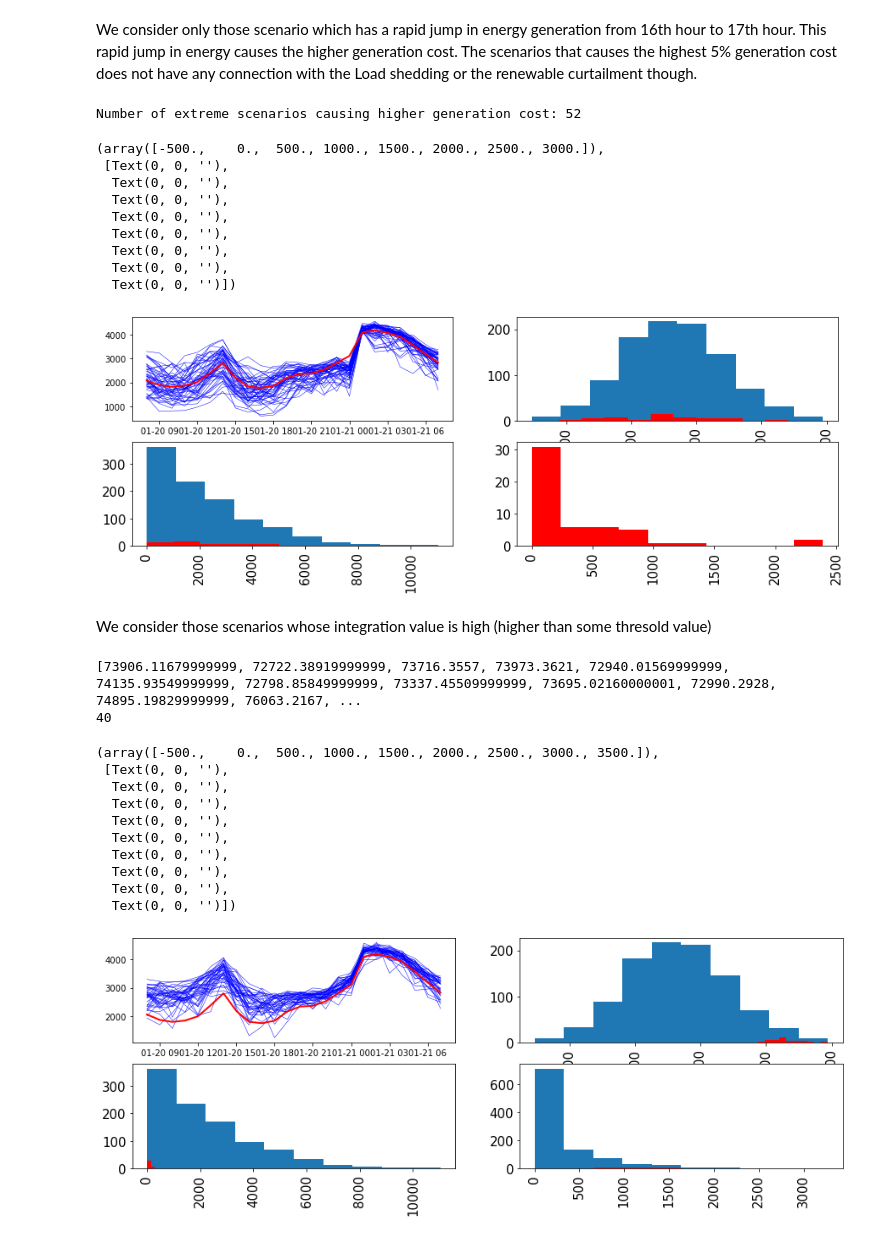
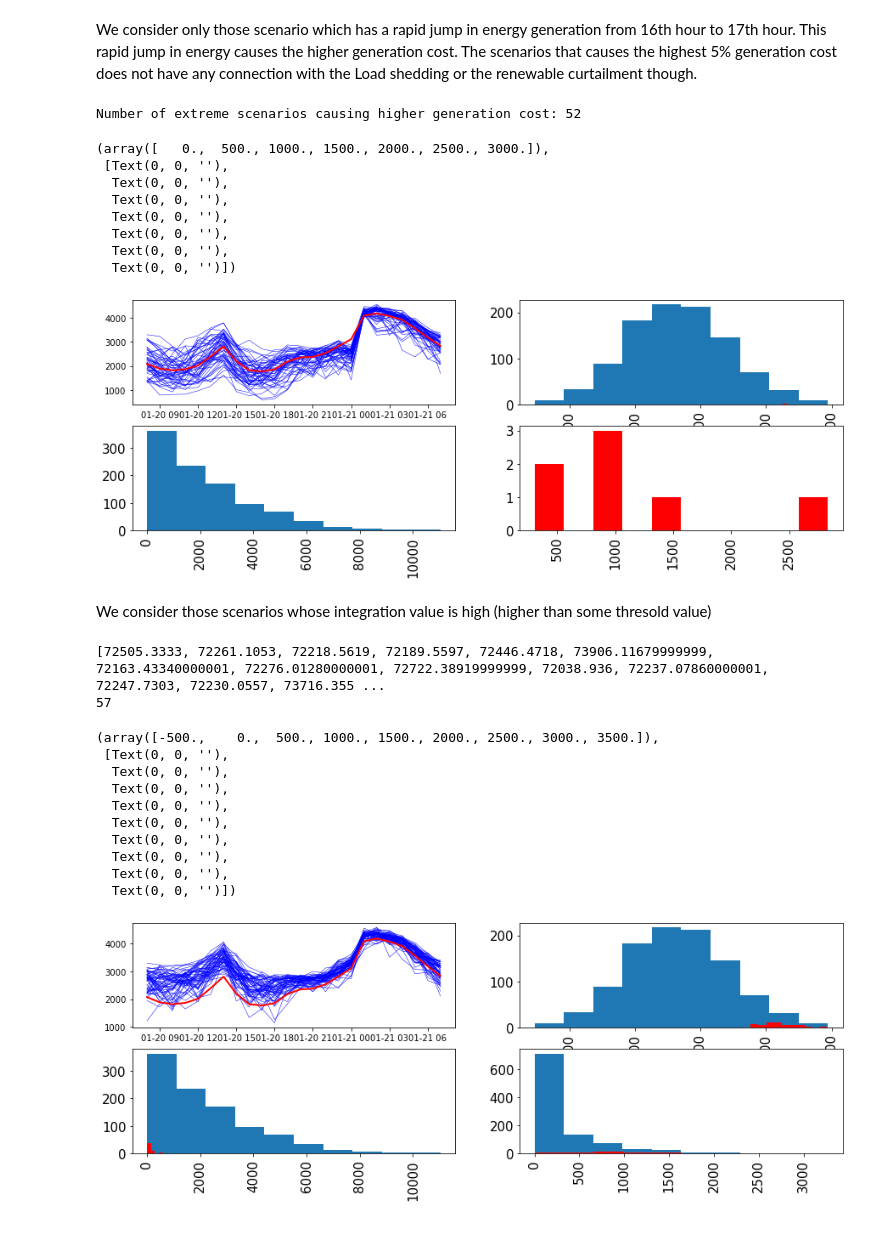
Before and after one commit to MahashwetaPatra/Financial-Modeling-Renewable-Energy, a Jupyter notebook: RTSVaticOutput-AllStochastic.ipynb, the cells around one changed output. Cells and saved outputs as stored; diff of their text form; code cells hidden in the pictures.

```diff
--- a/RTSVaticOutput-AllStochastic.ipynb
+++ b/RTSVaticOutput-AllStochastic.ipynb
@@ -278,7 +275,7 @@ plt.plot(Thresold.T,'r', label='Average Difference', lw=2)
 print("Number of extreme scenarios causing higher generation cost:",len(jumpidx))
 #print("The scenarios causing higher generation cost:", jumpidx)
 HighGenCost=[]
-for i in jumpidx:
+for i in index:
     HighGenCost.append(GenCostSortedAll[i])
 #print("The higher generation cost are:", HighGenCost)
 
@@ -288,38 +285,37 @@ ax.hist(GenerationCostAll)
 ax.hist(HighGenCost, bins=10,color = "red")
 plt.xticks(rotation=90)
 
 HighCur=[]
-for i in jumpidx:
+for i in index:
     HighCur.append(RenewableCurtailmentAll[i])
 #print("Renewable curtailment values for the scenarios that causes high generation cost",HighCur)
 ax = fig.add_subplot(2,2,3)
 ax.tick_params(labelsize=15)
 ax.hist(RenewableCurtailmentAll)
 ax.hist(HighCur, bins=10,color = "red")
 plt.xticks(rotation=90)
 
 ExtLoad=[]
-for i in jumpidx:
+for i in index:
     ExtLoad.append(LoadSheddingAll[i])
 #print("Load shedding values for the scenarios that causes high generation cost",ExtLoad)
 ax = fig.add_subplot(2,2,4)
 ax.tick_params(labelsize=15)
 #ax.hist(LoadSheddingAll)
 ax.hist(ExtLoad, bins=10,color = "red")
 plt.xticks(rotation=90)
 #print(time)
 # %% [output]
 Number of extreme scenarios causing higher generation cost: 52
-(array([-500.,    0.,  500., 1000., 1500., 2000., 2500., 3000.]),
+(array([   0.,  500., 1000., 1500., 2000., 2500., 3000.]),
  [Text(0, 0, ''),
   Text(0, 0, ''),
   Text(0, 0, ''),
   Text(0, 0, ''),
   Text(0, 0, ''),
   Text(0, 0, ''),
-  Text(0, 0, ''),
   Text(0, 0, '')])
-[figure, old version]
+[figure, new version]
 # %% [markdown]
 We consider those scenarios whose integration value is high (higher than some thresold value)
 # %%
@@ -327,6 +323,7 @@ import matplotlib.pyplot as plt
 import numpy as np
 import math
 fig = plt.figure(figsize=(15,5))
+ax.tick_params(labelsize=15)
 ax = fig.add_subplot(2,2,1)
 IntegrationScen=[]
 ExtScenIdx=[]
@@ -336,7 +333,7 @@ for k in sort_indexGenCostAll[0:1000]:
         scen=DifferenceLoadWindSolar[time[i]][k]
         ScenArray.append(scen)
     a=np.sum(ScenArray)
-    if (a>72673):
+    if (a>72000):
         IntegrationScen.append(a)
         ExtScenIdx.append(k)
         plt.plot(time,ScenArray,'b', label='Scenario', lw=0.5)
@@ -376,8 +373,8 @@ ax.hist(ExtLoad, bins=10,color = "red")
 plt.xticks(rotation=90)
 #print(time)
 # %% [output]
-[73906.11679999999, 72722.38919999999, 73716.3557, 73973.3621, 72940.01569999999, 74135.93549999999, 72798.85849999999, 73337.45509999999, 73695.02160000001, 72990.2928, 74895.19829999999, 76063.2167, ...
-40
+[72505.3333, 72261.1053, 72218.5619, 72189.5597, 72446.4718, 73906.11679999999, 72163.43340000001, 72276.01280000001, 72722.38919999999, 72038.936, 72237.07860000001, 72247.7303, 72230.0557, 73716.355 ...
+57
 (array([-500.,    0.,  500., 1000., 1500., 2000., 2500., 3000., 3500.]),
  [Text(0, 0, ''),
   Text(0, 0, ''),
@@ -388,4 +385,4 @@ plt.xticks(rotation=90)
   Text(0, 0, ''),
   Text(0, 0, ''),
   Text(0, 0, '')])
-[figure, old version]
+[figure, new version]
```
Also changed, not shown: parts of 8 cells of this notebook.
